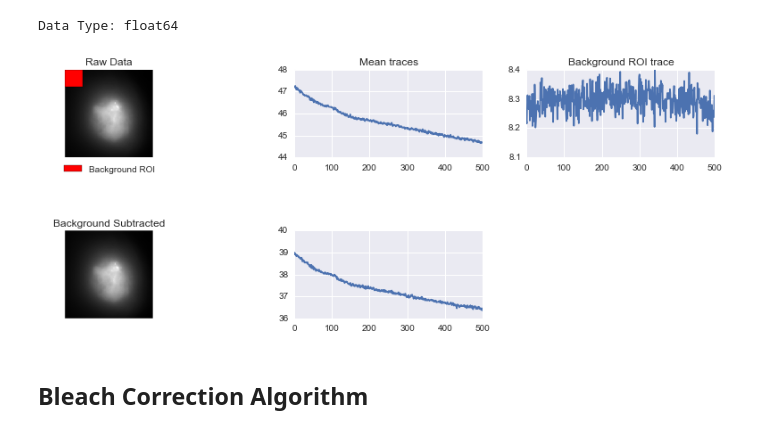
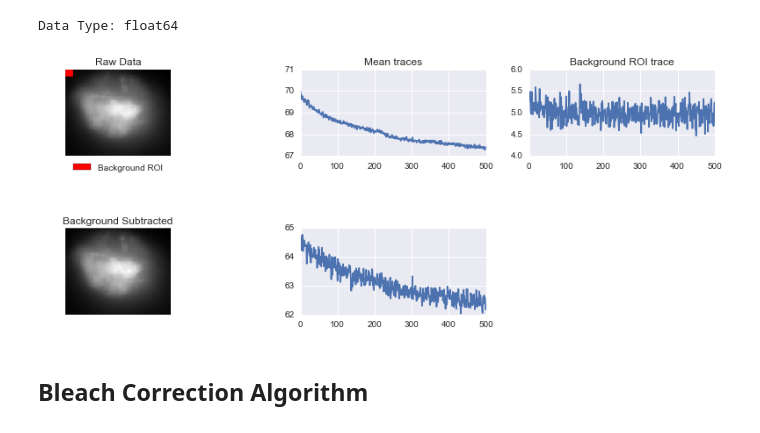
Before and after one commit to seethakris/Bleach-Correction, a Jupyter notebook: bleach_correction_algorithm.ipynb, the cells around one changed output. Saved outputs shown, nothing was run; the diff lists cells and outputs as text; code cells hidden in the pictures.

```diff
--- a/bleach_correction_algorithm.ipynb
+++ b/bleach_correction_algorithm.ipynb
@@ -7,15 +7,11 @@
 Press alt+f to run the entire file**
 # %%
 #Name of tif file
-Filename = '/Users/seetha/Desktop/Bleach_Correction/Data/8bit/7dpf2leftOBodor.tif'
+Filename = '/Users/seetha/Desktop/Bleach_Correction/Data/widefield_231015/7dpf2leftOBodor6.tif'
 
 # Stimulus on and off time
 stimulus_on_time = [0]
 stimulus_off_time = [0]
-
-#Background ROI
-bg_roi_wh = [50, 50]
-start_point = [0, 0]
 # %% [markdown]
 ### Import libraries
 # %%
@@ -63,6 +68,10 @@ Data Type: uint8
 # %% [markdown]
 ### Background subtraction of image using user input
 # %%
+#Background ROI
+bg_roi_wh = [10, 10]
+start_point = [0, 0]
+
 #Get background subtracted data
 bg_image_trace = images[:, start_point[0]:start_point[0]+bg_roi_wh[0],
                         start_point[1]:start_point[1]+bg_roi_wh[1]]
@@ -82,6 +91,7 @@ print 'Data Type: ' + str(bg_subtracted_image.dtype)
 Data Type: float64
 # %%
 #Plots of raw and background subtracted image
+
 with sns.axes_style('darkgrid'):
     fig2 = plt.figure(figsize=(15,5))
     gs = plt.GridSpec(3, 3, width_ratios=[1.5,1,1], height_ratios=[2,1,2])
@@ -91,38 +101,38 @@ with sns.axes_style('darkgrid'):
     image(np.mean(images,0), cmap='gray')
     plt.grid('on')
     plt.title('Raw Data')
-    h = ax1.add_patch(patches.Rectangle((start_point[0], start_point[1]),
+    h = ax1.add_patch(patches.Rectangle((start_point[1], start_point[0]),
                                     bg_roi_wh[0],bg_roi_wh[1],facecolor="red", label='Background ROI'))
     plt.legend(loc=9, bbox_to_anchor=(0.5,0))
 
     #Plot mean trace
     ax2 = fig2.add_subplot(gs[0,1])
     ax2.plot(np.mean(images_pixels,1))
     ax2.locator_params(axis='y', nbins=4)
     plt.title('Mean traces')
 
     #plot background trace
     ax3 = fig2.add_subplot(gs[0,2])
     ax3.plot(np.mean(bg_image_trace,1))
     ax3.locator_params(axis='y', nbins=4)
     plt.title('Background ROI trace')
 
     #Plot bg subtracted image
     ax4 =  fig2.add_subplot(gs[2,0])
     image(np.mean(bg_subtracted_image,0), cmap='gray')
     plt.title('Background Subtracted')
     plt.grid('on')
 
     #Plot mean trace from background subtracted image
     ax5 =  fig2.add_subplot(gs[2,1])
     shape_bg_subtracted_image = np.shape(bg_subtracted_image)
     bg_subtracted_image_pixels = np.reshape(bg_subtracted_image,
                                             (shape_bg_subtracted_image[0],
                                              shape_bg_subtracted_image[1]*shape_bg_subtracted_image[2]))
     ax5.plot(np.mean(bg_subtracted_image_pixels, 1))
     ax5.locator_params(axis='y', nbins=4)
 # %% [output]
-[figure, old version]
+[figure, new version]
 # %% [markdown]
 ## Bleach Correction Algorithm
 # %% [markdown]
```
Also changed, not shown: parts of 21 cells of this notebook, 11 other files.
